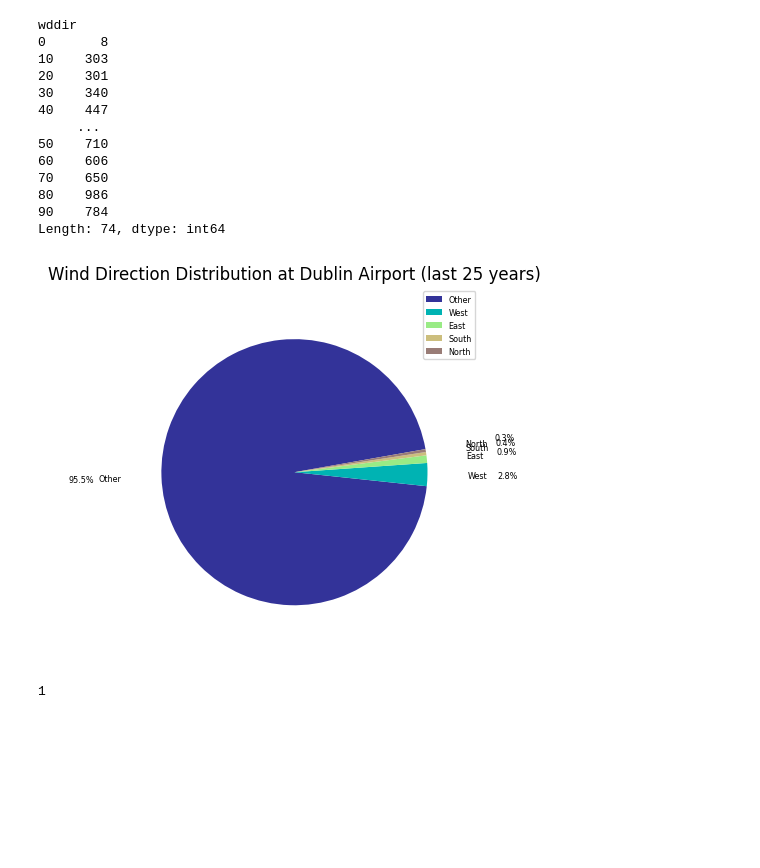
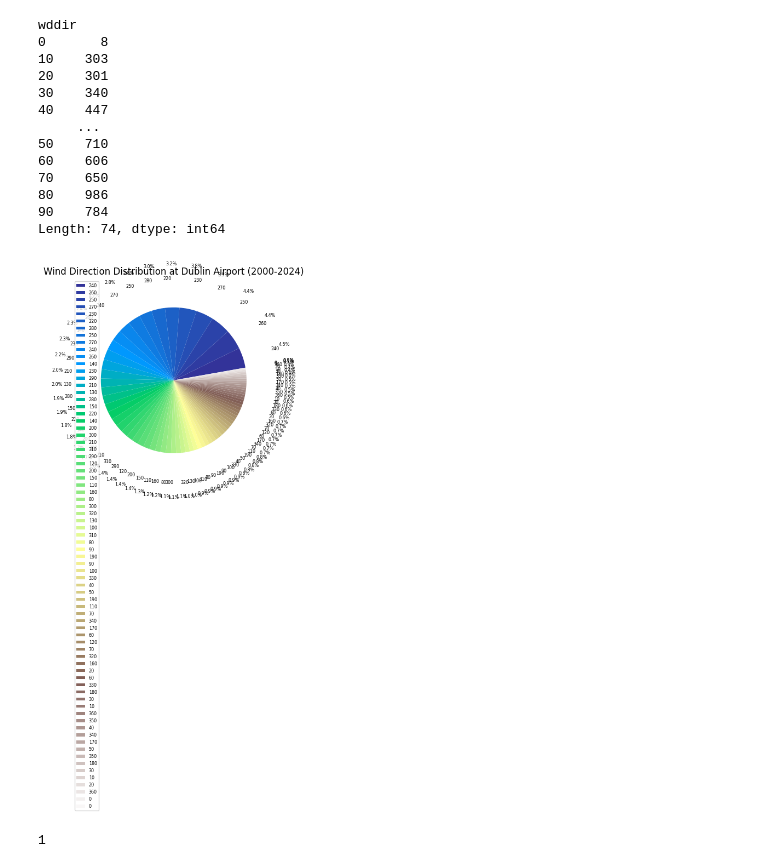
Before and after one commit to Noemidiaz/programming_for_data_analytics, a Jupyter notebook: project/windspeed_DublinAirport.ipynb, the cells around one changed output. Cells and saved outputs as stored; diff of their text form; code cells hidden in the pictures; blank space fills up the shorter version.

```diff
--- a/project/windspeed_DublinAirport.ipynb
+++ b/project/windspeed_DublinAirport.ipynb
@@ -318,32 +410,32 @@ Length: 74, dtype: int64
 # %%
 
 # Examine the column `wddir_cardinal`
-direction_counts = data['wddir_cardinal'].value_counts()
+direction_counts = data['wddir'].value_counts()
 
 # Generate colors from the 'terrain' colormap
 cmap = cm.get_cmap('terrain')
 colors = [cmap(i / len(direction_counts)) for i in range(len(direction_counts))]
 
 # Create the pie chart
 fig, ax = plt.subplots()
 ax.pie(direction_counts.values,  # Use the values for the pie sizes
        labels=direction_counts.index,  # Use the index as labels
        autopct='%1.1f%%',  # Display percentages
        startangle=10,  # Start angle for better layout,
        textprops={'size': 'xx-small'}, # size text pie
-       labeldistance=1.3,               # Distance of labels from the center
+       labeldistance=1.4,               # Distance of labels from the center
        pctdistance=1.60,
        radius=0.9, # Size pie
        colors=colors)  # Use the colormap-generated colors
 
 # Add a title and legend
-plt.title('Wind Direction Distribution at Dublin Airport (last 25 years)')
+plt.title('Wind Direction Distribution at Dublin Airport (2000-2024)')
 plt.legend(labels=direction_counts.index, loc="best", fontsize="xx-small")
 
 # Display the plot
 plt.show()
 # %% [output]
-[figure, old version]
+[figure, new version]
 # %%
 # Convert to numeric, convert invalid entries to NaN
 data['wddir'] = pd.to_numeric(data['wddir'], errors='coerce')
```
Also changed, not shown: parts of 15 cells of this notebook, 1 other file.
